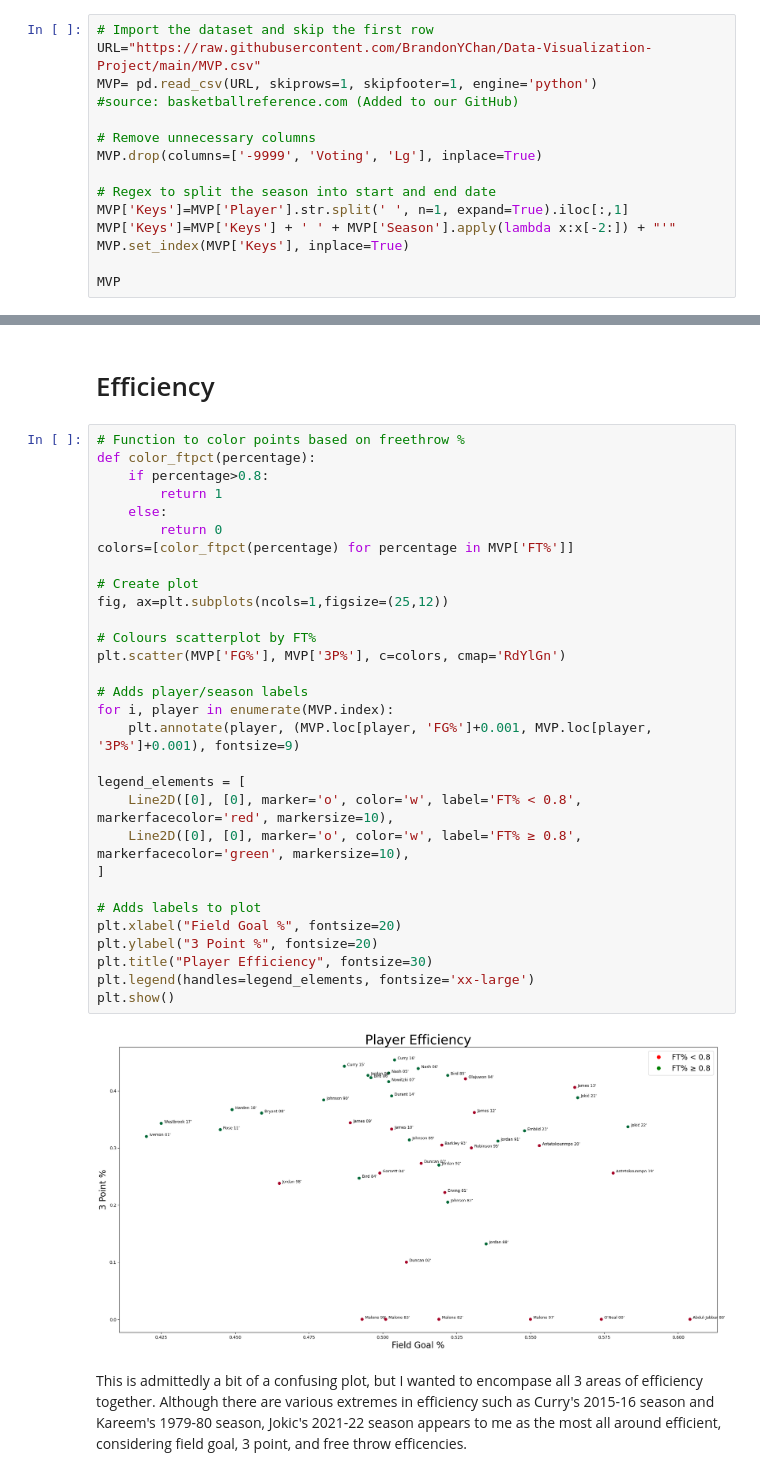
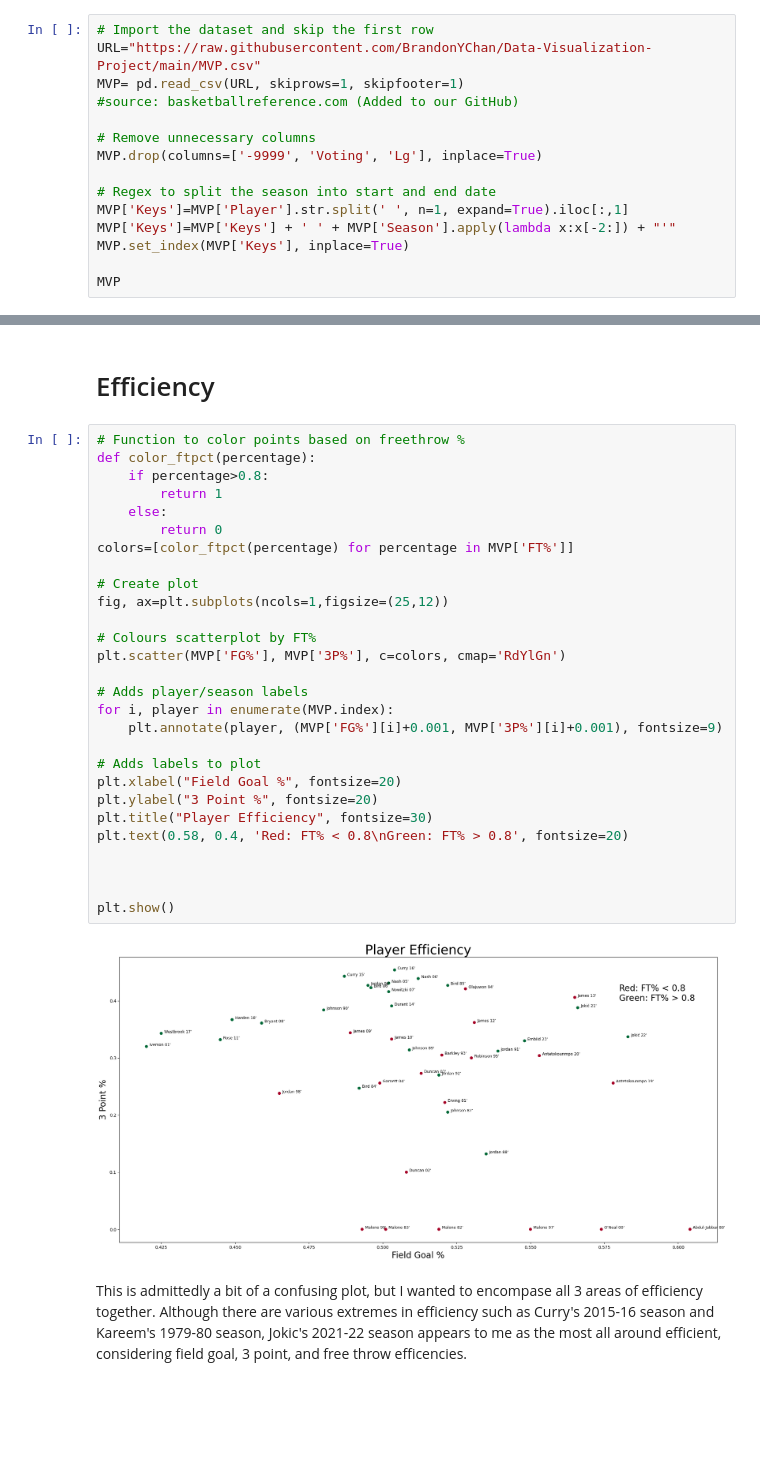
Before and after one commit to BrandonYChan/Data-Visualization-Project, a Jupyter notebook: MVP.ipynb, the cells around one changed output, grey strips where cells are left out. Saved outputs shown, nothing was run; the diff lists cells and outputs as text; blank space fills up the shorter version.

```diff
--- a/MVP.ipynb
+++ b/MVP.ipynb
@@ -18,7 +17,7 @@ from matplotlib.lines import Line2D
 # %%
 # Import the dataset and skip the first row
 URL="https://raw.githubusercontent.com/BrandonYChan/Data-Visualization-Project/main/MVP.csv"
-MVP= pd.read_csv(URL, skiprows=1, skipfooter=1, engine='python')
+MVP= pd.read_csv(URL, skiprows=1, skipfooter=1)
 #source: basketballreference.com (Added to our GitHub)
 
 # Remove unnecessary columns
@@ -93,35 +92,33 @@ The clear leader in this category is Wilt Chamberlain's 1959-60 season. He eclip
 # %%
 # Function to color points based on freethrow %
 def color_ftpct(percentage):
     if percentage>0.8:
         return 1
     else:
         return 0
 colors=[color_ftpct(percentage) for percentage in MVP['FT%']]
 
 # Create plot
 fig, ax=plt.subplots(ncols=1,figsize=(25,12))
 
 # Colours scatterplot by FT%
 plt.scatter(MVP['FG%'], MVP['3P%'], c=colors, cmap='RdYlGn')
 
 # Adds player/season labels
 for i, player in enumerate(MVP.index):
-    plt.annotate(player, (MVP.loc[player, 'FG%']+0.001, MVP.loc[player, '3P%']+0.001), fontsize=9)
-
-legend_elements = [
-    Line2D([0], [0], marker='o', color='w', label='FT% < 0.8', markerfacecolor='red', markersize=10),
-    Line2D([0], [0], marker='o', color='w', label='FT% ≥ 0.8', markerfacecolor='green', markersize=10),
-]
+    plt.annotate(player, (MVP['FG%'][i]+0.001, MVP['3P%'][i]+0.001), fontsize=9)
 
 # Adds labels to plot
 plt.xlabel("Field Goal %", fontsize=20)
 plt.ylabel("3 Point %", fontsize=20)
 plt.title("Player Efficiency", fontsize=30)
-plt.legend(handles=legend_elements, fontsize='xx-large')
+plt.text(0.58, 0.4, 'Red: FT% < 0.8\nGreen: FT% > 0.8', fontsize=20)
+
+
+
 plt.show()
 # %% [output]
-[figure, old version]
+[figure, new version]
 # %% [markdown]
 This is admittedly a bit of a confusing plot, but I wanted to encompase all 3 areas of efficiency together. Although there are various extremes in efficiency such as Curry's 2015-16 season and Kareem's 1979-80 season, Jokic's 2021-22 season appears to me as the most all around efficient, considering field goal, 3 point, and free throw efficencies.
 # %% [markdown]
```
Also changed, not shown: parts of 3 cells of this notebook.
